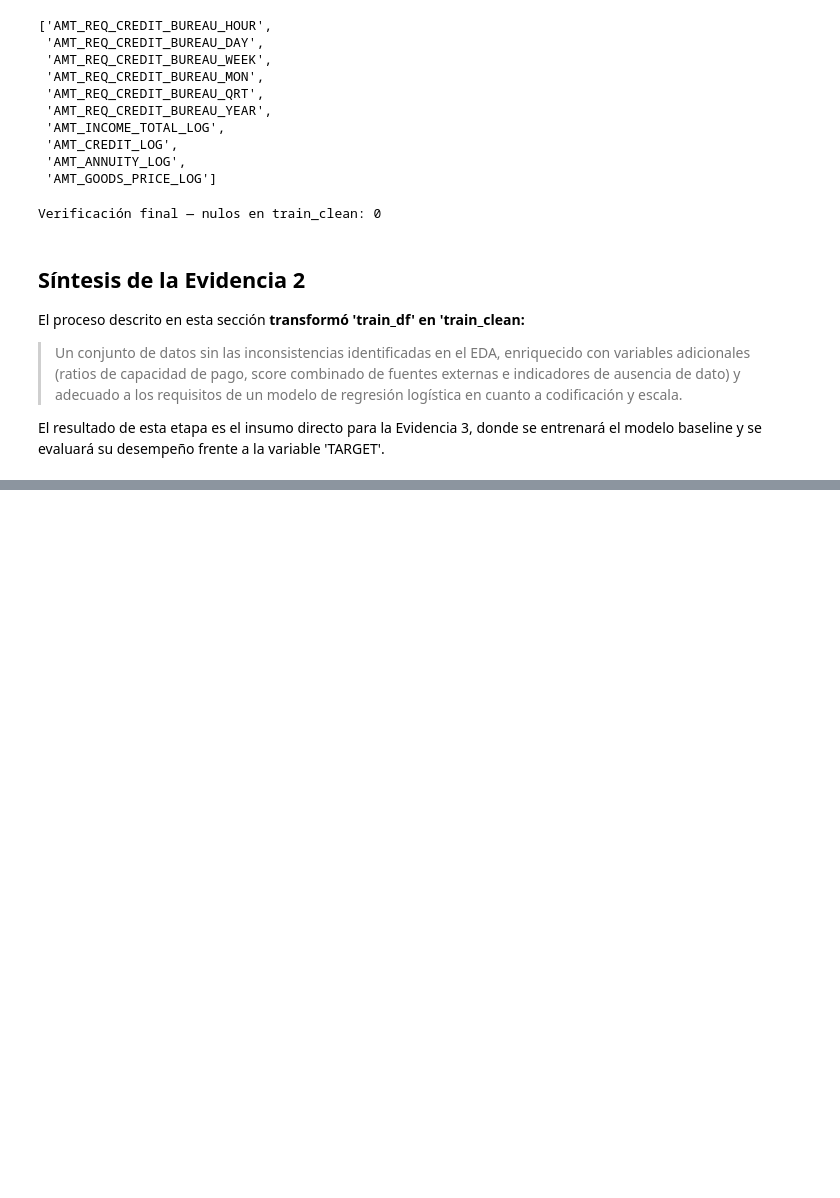
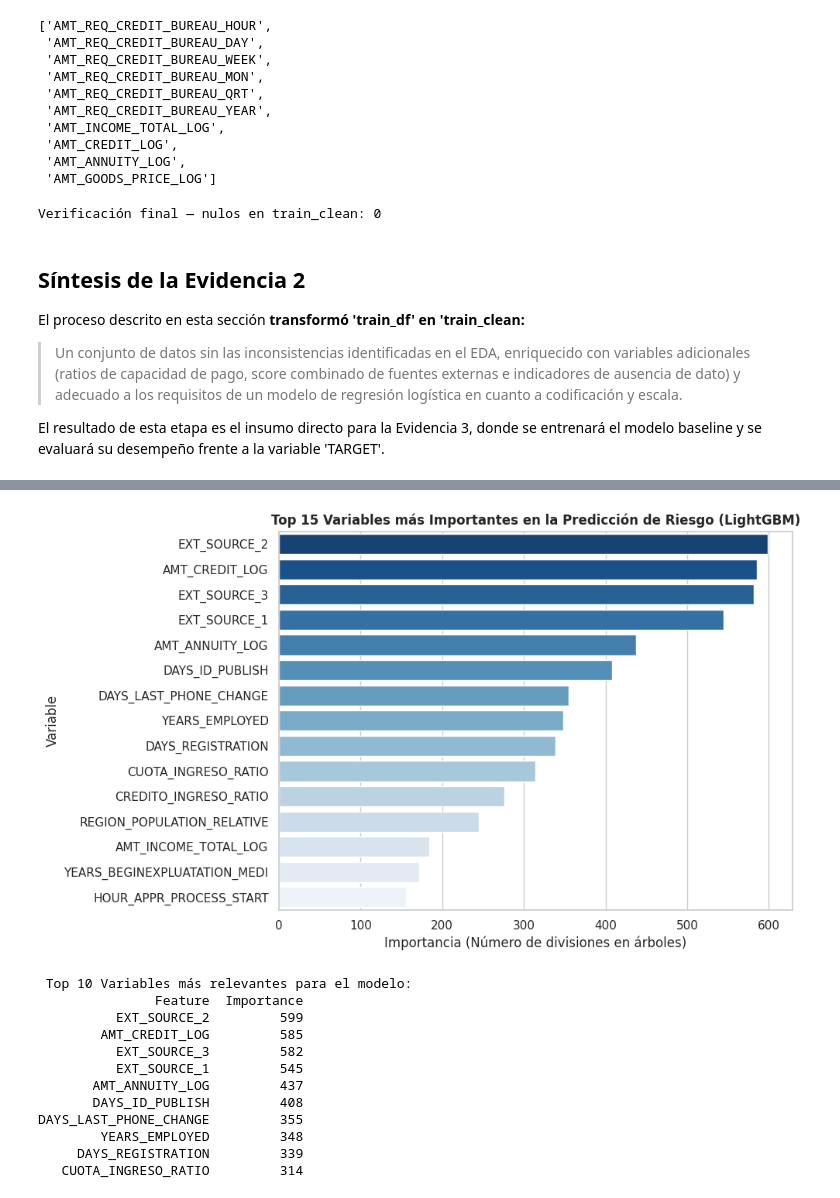
Before and after one commit to LuciaVerdu/Proyecto-Prediccion-de-incumplimiento-crediticio, a Jupyter notebook: Grupo_7_Modulo_Analista.ipynb, the cells around one changed output, grey strips where cells are left out. Cells and saved outputs as stored; diff of their text form; code cells hidden in the pictures; blank space fills up the shorter version.

```diff
--- a/Grupo_7_Modulo_Analista.ipynb
+++ b/Grupo_7_Modulo_Analista.ipynb
@@ -2439,0 +2876,50 @@ El resultado de esta etapa es el insumo directo para la Evidencia 3, donde se en
+# %%
+#IMPORTANCIA DE VARIABLES
+
+import pandas as pd
+import matplotlib.pyplot as plt
+import seaborn as sns
+
+# extraccion de importancia de características del modelo LightGBM
+feature_importance = pd.DataFrame({
+    'Feature': X_train.columns,
+    'Importance': model_lgb.feature_importances_
+}).sort_values(by='Importance', ascending=False)
+
+# top 15 variables más importantes
+top_15_features = feature_importance.head(15)
+
+#Graficar
+plt.figure(figsize=(10, 6))
+sns.barplot(
+    x='Importance',
+    y='Feature',
+    data=top_15_features,
+    hue='Feature',
+    palette='Blues_r',
+    legend=False
+)
+
+plt.title('Top 15 Variables más Importantes en la Predicción de Riesgo (LightGBM)', fontsize=12, fontweight='bold')
+plt.xlabel('Importancia (Número de divisiones en árboles)')
+plt.ylabel('Variable')
+plt.tight_layout()
+plt.show()
+
+# Top 10 tabla
+print(" Top 10 Variables más relevantes para el modelo:")
+print(top_15_features.head(10).to_string(index=False))
+# %% [output]
+[figure, added]
+ Top 10 Variables más relevantes para el modelo:
+               Feature  Importance
+          EXT_SOURCE_2         599
+        AMT_CREDIT_LOG         585
+          EXT_SOURCE_3         582
+          EXT_SOURCE_1         545
+       AMT_ANNUITY_LOG         437
+       DAYS_ID_PUBLISH         408
+DAYS_LAST_PHONE_CHANGE         355
+        YEARS_EMPLOYED         348
+     DAYS_REGISTRATION         339
+   CUOTA_INGRESO_RATIO         314
```
Also changed, not shown: parts of 37 cells of this notebook.
